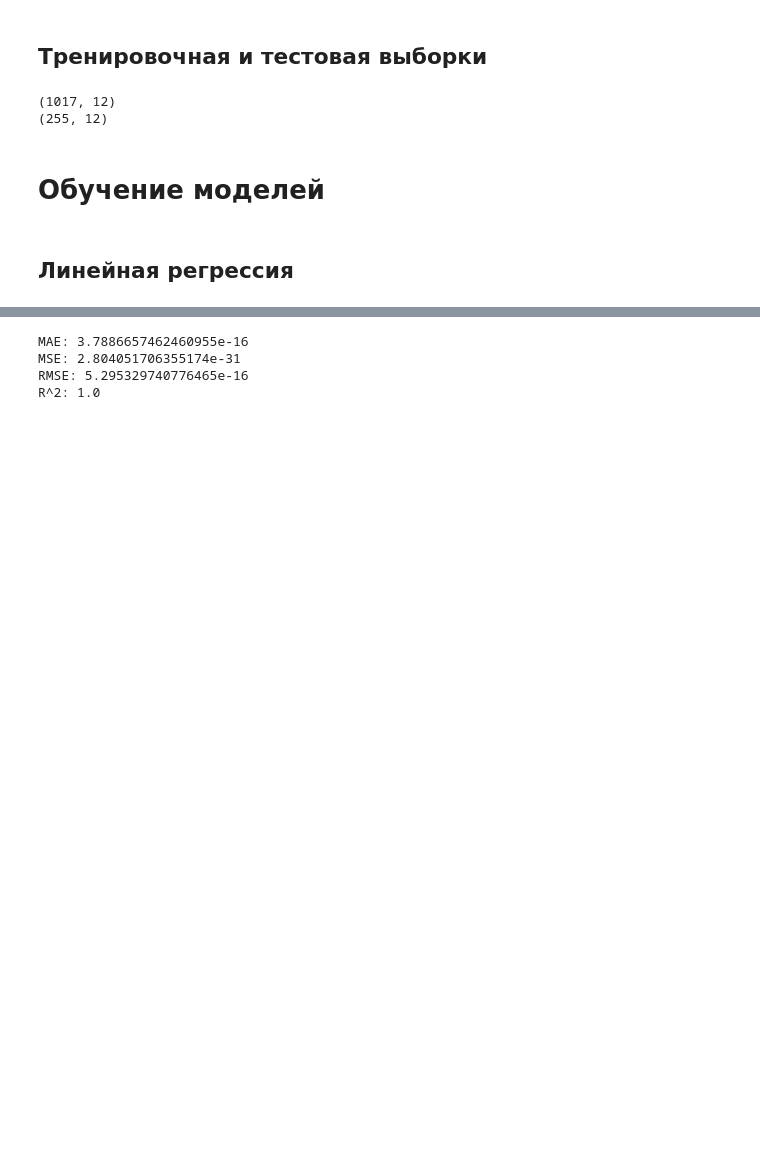
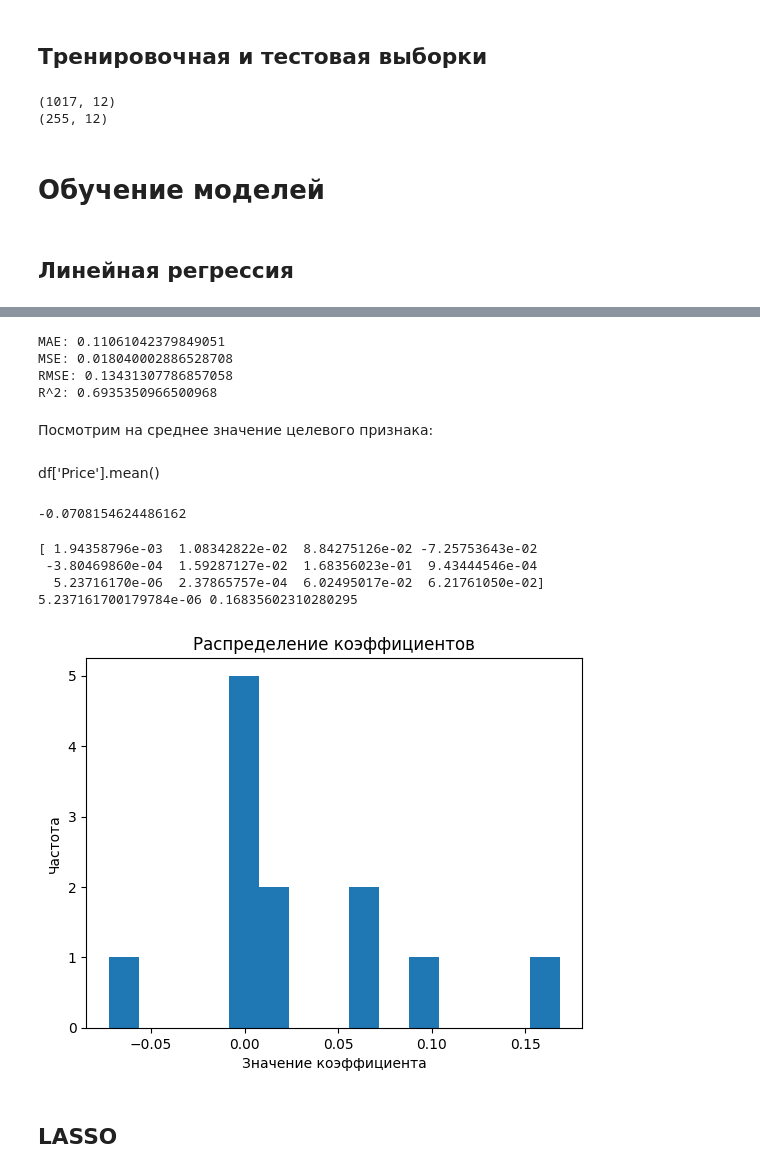
Before and after one commit to S1ckick/mlml, a Jupyter notebook: Regression.ipynb, the cells around one changed output, grey strips where cells are left out. Saved outputs shown, nothing was run; the diff lists cells and outputs as text; code cells hidden in the pictures; blank space fills up the shorter version.

```diff
--- a/Regression.ipynb
+++ b/Regression.ipynb
@@ -120,7 +120,7 @@ sns.heatmap(df.corr(), annot=True)
 # %%
 from sklearn.model_selection import train_test_split
 X = df.drop(['Price'], axis=1)
-y = df[df.columns[-1]]
+y = df['Price']
 X_train, X_test, y_train, y_test = train_test_split(X, y, test_size = 0.2, random_state = 1)
 print(X_train.shape)
 print(X_test.shape)
@@ -147,7 +151,35 @@ linear.fit(X_train, y_train)
 y_pred = linear.predict(X_test)
 performance(y_test, y_pred)
 # %% [output]
-MAE: 3.7886657462460955e-16
-MSE: 2.804051706355174e-31
-RMSE: 5.295329740776465e-16
-R^2: 1.0
+MAE: 0.11061042379849051
+MSE: 0.018040002886528708
+RMSE: 0.13431307786857058
+R^2: 0.6935350966500968
+# %% [markdown]
+Посмотрим на среднее значение целевого признака:
+# %% [markdown]
+df['Price'].mean()
+# %%
+linear.intercept_
+# %% [output]
+-0.0708154624486162
+# %%
+coefs_linear = linear.coef_
+print(coefs_linear)
+
+print(np.min(np.abs(coefs_linear)), np.max(np.abs(coefs_linear)))
+# %% [output]
+[ 1.94358796e-03  1.08342822e-02  8.84275126e-02 -7.25753643e-02
+ -3.80469860e-04  1.59287127e-02  1.68356023e-01  9.43444546e-04
+  5.23716170e-06  2.37865757e-04  6.02495017e-02  6.21761050e-02]
+5.237161700179784e-06 0.16835602310280295
+# %%
+plt.hist(coefs_linear, bins=15)
+plt.title("Распределение коэффициентов")
+plt.xlabel("Значение коэффициента")
+plt.ylabel("Частота")
+plt.show()
+# %% [output]
+[figure, added]
+# %% [markdown]
+## LASSO
```
Also changed, not shown: parts of 15 cells of this notebook.
